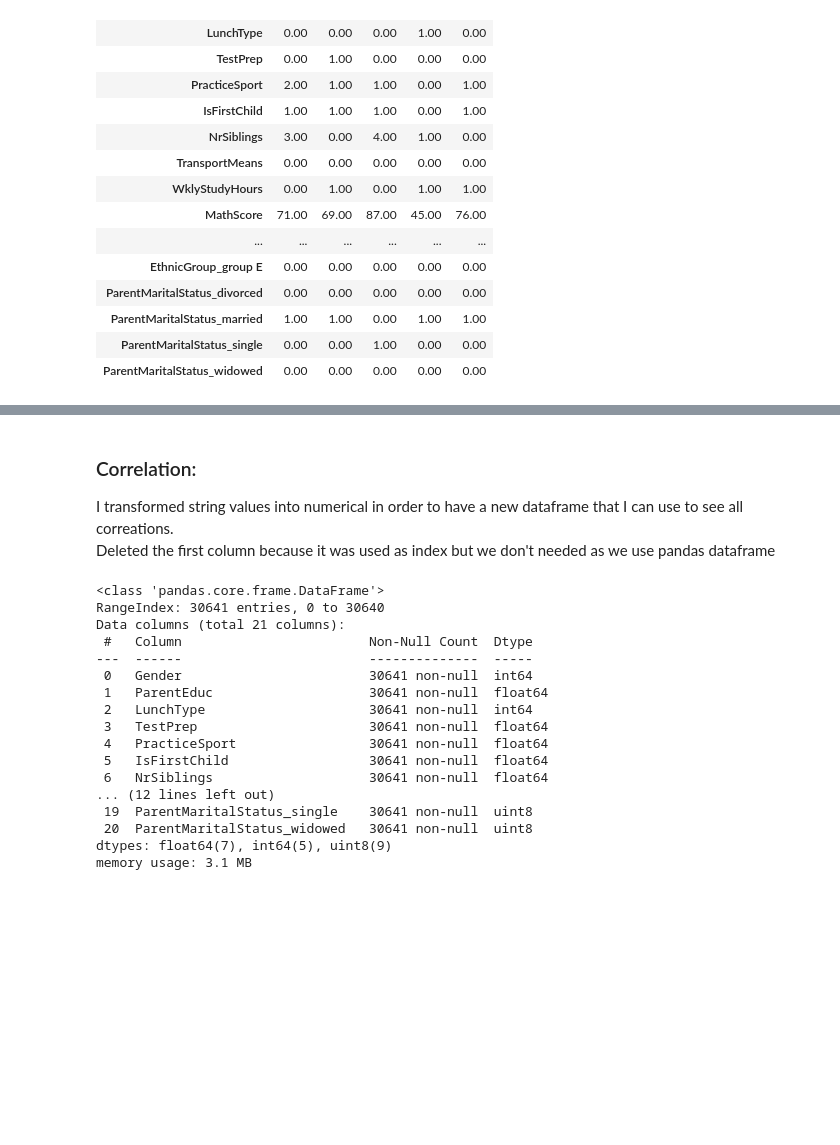
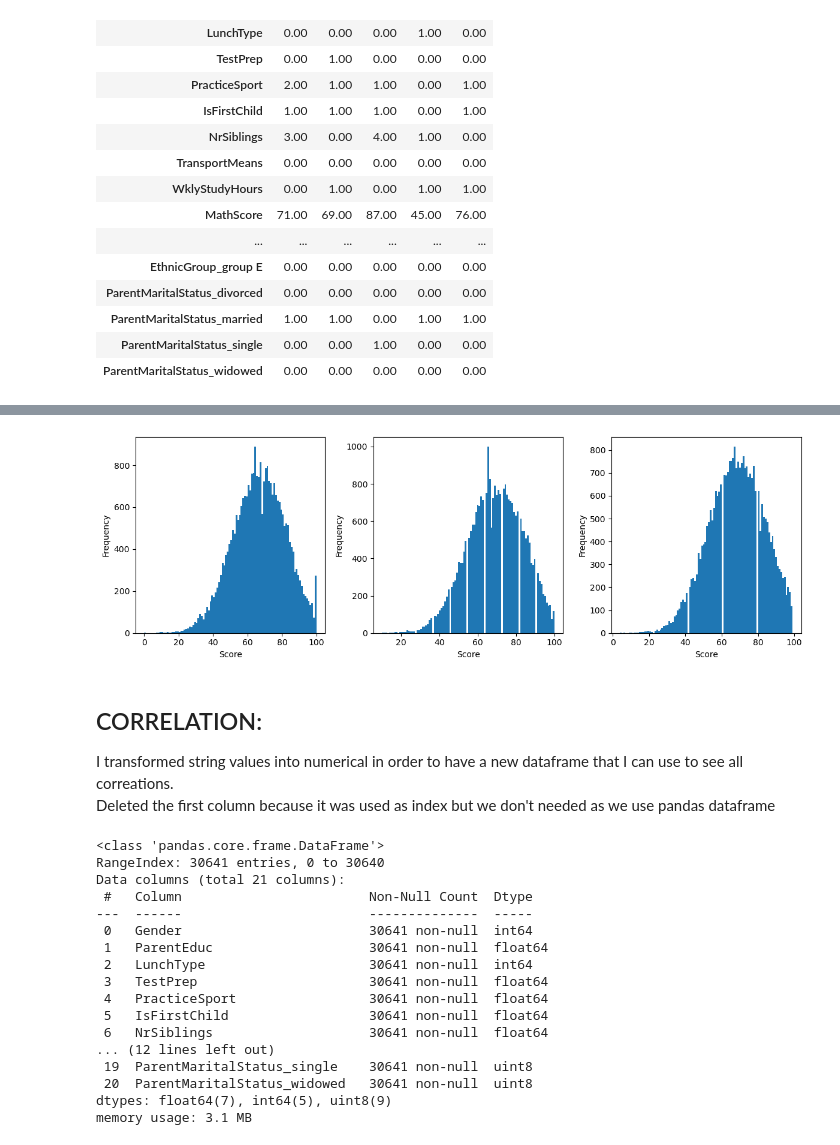
Before and after one commit to onathatice-univr/programming_final_project, a Jupyter notebook: VR503361_final_project.ipynb, the cells around one changed output, grey strips where cells are left out. Saved outputs shown, nothing was run; the diff lists cells and outputs as text; code cells hidden in the pictures; blank space fills up the shorter version.

```diff
--- a/VR503361_final_project.ipynb
+++ b/VR503361_final_project.ipynb
@@ -360,0 +420,14 @@ df_exam_score_copy.head().T
+# %%
+def generate_masks(df, column_name):
+    equal_to_max_mask = df[column_name] == df[column_name].max()
+    different_from_max_mask = ~equal_to_max_mask
+    return equal_to_max_mask, different_from_max_mask
+
+# Generate masks for MathScore
+equal_to_max_mask_math, different_from_max_mask_math = generate_masks(df_exam_score_copy, 'MathScore')
+
+# Generate masks for ReadingScore
+equal_to_max_mask_reading, different_from_max_mask_reading = generate_masks(df_exam_score_copy, 'ReadingScore')
+
+# Generate masks for WritingScore
+equal_to_max_mask_writing, different_from_max_mask_writing = generate_masks(df_exam_score_copy, 'WritingScore')
@@ -360,0 +438,5 @@ df_exam_score_copy.head().T
+# %%
+df_exam_score_clean = df_exam_score_copy[different_from_max_mask_math]
+df_exam_score_clean = df_exam_score_copy[different_from_max_mask_reading]
+df_exam_score_clean = df_exam_score_copy[different_from_max_mask_writing]
+df_exam_score_clean
@@ -361,5 +457,20 @@ df_exam_score_copy.head().T
+# %%
+fig, axes = plt.subplots(nrows=1, ncols=3, figsize=(12, 4))
+
+df_exam_score_clean['MathScore'].plot(kind='hist', bins=100, ax=axes[0])
+df_exam_score_clean['ReadingScore'].plot(kind='hist', bins=100, ax=axes[1])
+df_exam_score_clean['WritingScore'].plot(kind='hist', bins=100, ax=axes[2])
+
+for ax in axes:
+    ax.set_xlabel('Score')
+    ax.set_ylabel('Frequency')
+
+plt.tight_layout()
+plt.show()
+# %% [output]
+[figure, added]
 # %% [markdown]
-### Correlation:
+## CORRELATION:
 I transformed string values into numerical in order to have a new dataframe that I can use to see all correations.
 <br> Deleted the first column because it was used  as index but we don't needed as we use pandas dataframe
 # %%
```
Also changed, not shown: parts of 54 cells of this notebook, 1 other file.
